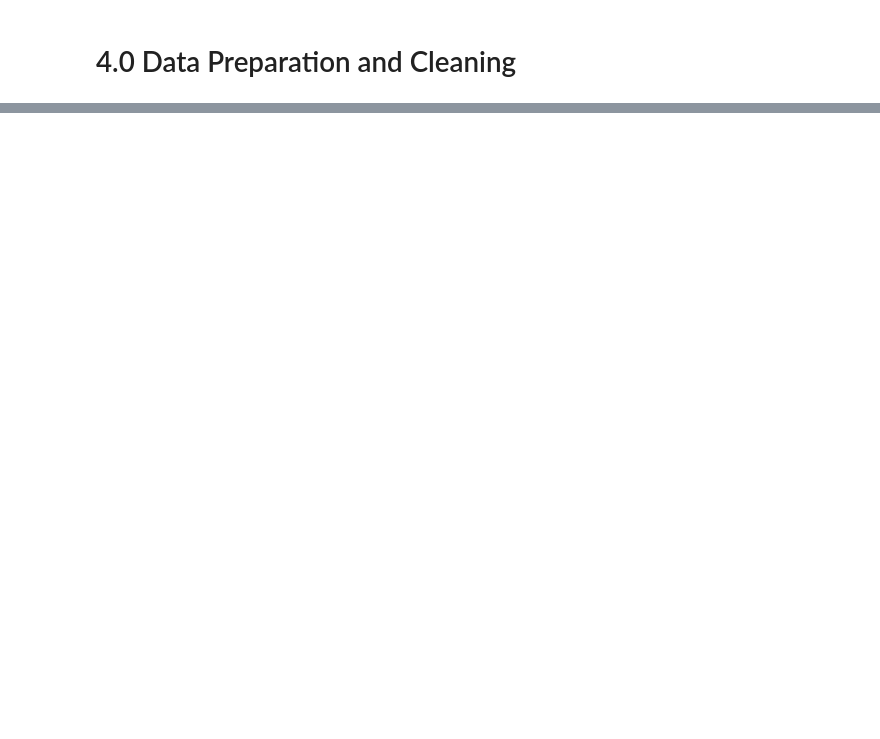
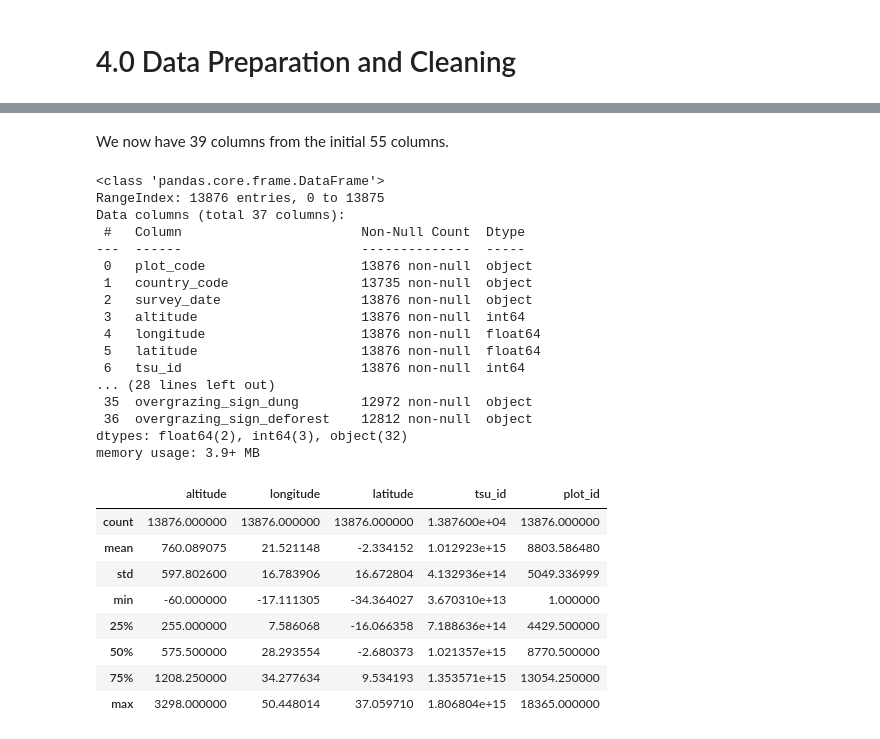
Before and after one commit to thomasamuti-cpu/GrowRight_Afrique, a Jupyter notebook: grow_right_afrique.ipynb, the cells around one changed output, grey strips where cells are left out. Saved outputs shown, nothing was run; the diff lists cells and outputs as text; code cells hidden in the pictures; blank space fills up the shorter version.

```diff
--- a/grow_right_afrique.ipynb
+++ b/grow_right_afrique.ipynb
@@ -103,0 +305,9 @@ Our goal is to merge both datasets using a common 'PLOT CODE' that is shared bet
+# %%
+# Our target variable has 5,800 missing values. We therefore will drop all columns that have more than 5,800 missing values since attempting to fill them would mean that we fill 41.7% of missing values.
+# This would affect the integrity of our data and the accuracy of our model.
+
+# Dropping all columns with more than 5,800 missing values
+soil_df = soil_df.dropna(thresh=5800, axis=1)
+
+# Confirming that the columns have been dropped
+soil_df.info()
@@ -103,0 +332,37 @@ Our goal is to merge both datasets using a common 'PLOT CODE' that is shared bet
+# %% [markdown]
+We now have 39 columns from the initial 55 columns.
+# %%
+# Now we will drop the columns 'X' and 'Y' because they are repetition of the 'latitude' and 'longitude' columns respectively.
+soil_df = soil_df.drop(['X', 'Y'], axis=1)
+
+# confirming that the columns have been dropped
+soil_df.info()
+
+soil_df.describe()
+# %% [output]
+<class 'pandas.core.frame.DataFrame'>
+RangeIndex: 13876 entries, 0 to 13875
+Data columns (total 37 columns):
+ #   Column                       Non-Null Count  Dtype
+---  ------                       --------------  -----
+ 0   plot_code                    13876 non-null  object
+ 1   country_code                 13735 non-null  object
+ 2   survey_date                  13876 non-null  object
+ 3   altitude                     13876 non-null  int64
+ 4   longitude                    13876 non-null  float64
+ 5   latitude                     13876 non-null  float64
+ 6   tsu_id                       13876 non-null  int64
+... (28 lines left out)
+ 35  overgrazing_sign_dung        12972 non-null  object
+ 36  overgrazing_sign_deforest    12812 non-null  object
+dtypes: float64(2), int64(3), object(32)
+memory usage: 3.9+ MB
+|  | altitude | longitude | latitude | tsu_id | plot_id |
+| count | 13876.000000 | 13876.000000 | 13876.000000 | 1.387600e+04 | 13876.000000 |
+| mean | 760.089075 | 21.521148 | -2.334152 | 1.012923e+15 | 8803.586480 |
+| std | 597.802600 | 16.783906 | 16.672804 | 4.132936e+14 | 5049.336999 |
+| min | -60.000000 | -17.111305 | -34.364027 | 3.670310e+13 | 1.000000 |
+| 25% | 255.000000 | 7.586068 | -16.066358 | 7.188636e+14 | 4429.500000 |
+| 50% | 575.500000 | 28.293554 | -2.680373 | 1.021357e+15 | 8770.500000 |
+| 75% | 1208.250000 | 34.277634 | 9.534193 | 1.353571e+15 | 13054.250000 |
+| max | 3298.000000 | 50.448014 | 37.059710 | 1.806804e+15 | 18365.000000 |
```
Also changed, not shown: parts of 48 cells of this notebook, 6 other files.
